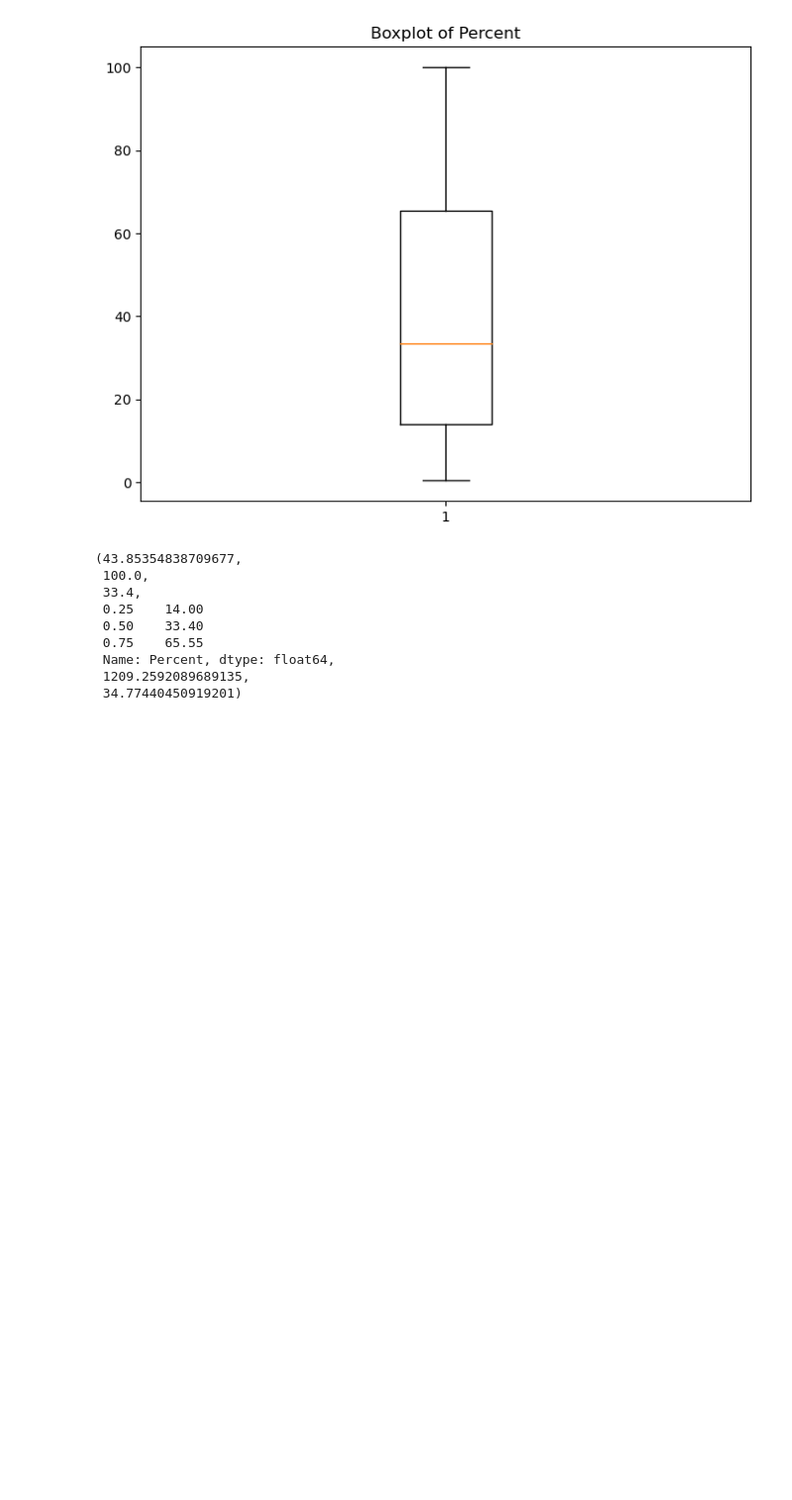
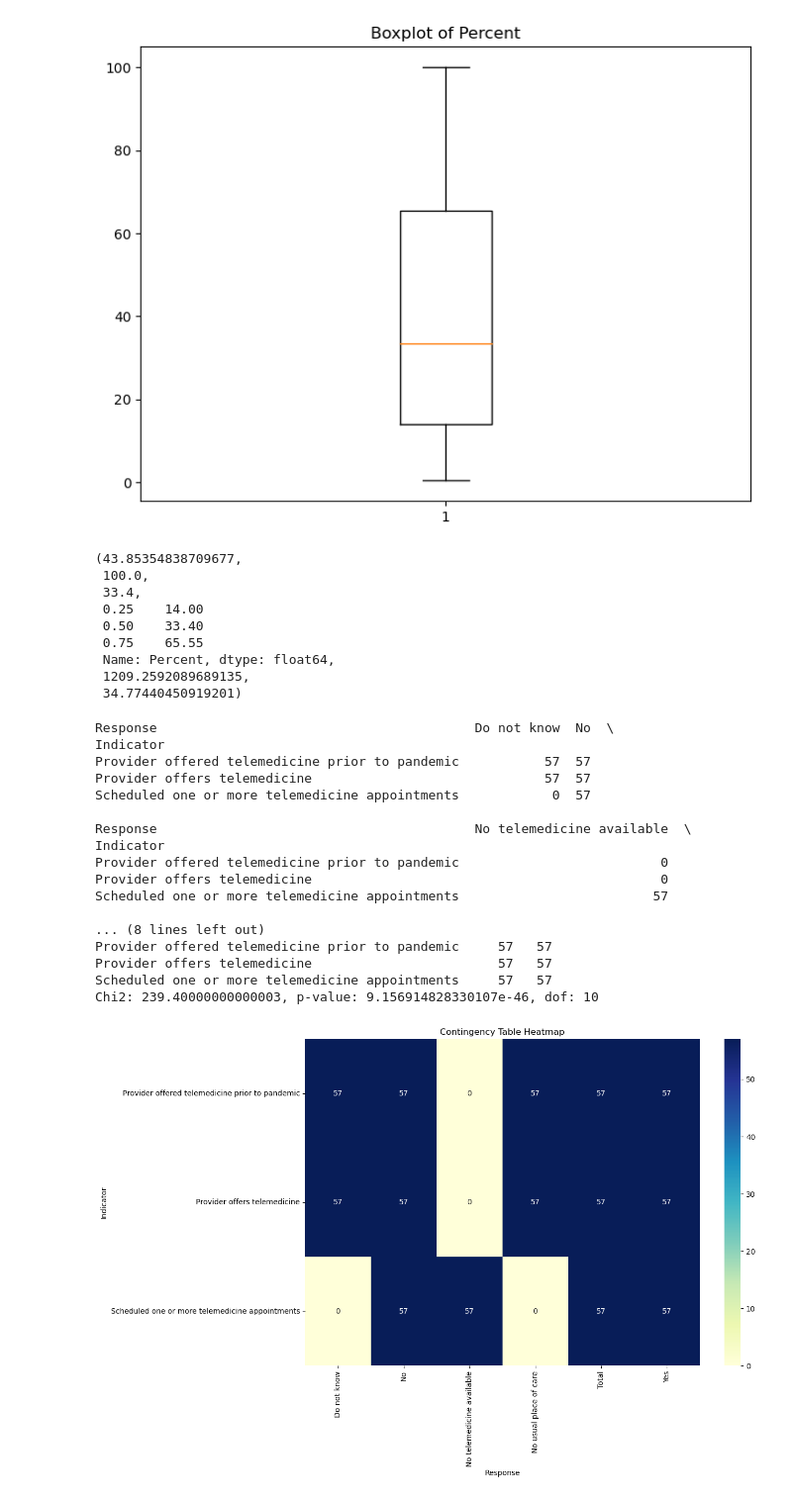
Before and after one commit to suraj105/AMD, a Jupyter notebook: Untitled.ipynb, the cells around one changed output. Shown at 99% size. Saved outputs shown, nothing was run; the diff lists cells and outputs as text; code cells hidden in the pictures; blank space fills up the shorter version.

```diff
--- a/Untitled.ipynb
+++ b/Untitled.ipynb
@@ -337,3 +337,38 @@ std_deviation = df['Percent'].std()
  Name: Percent, dtype: float64,
  1209.2592089689135,
  34.77440450919201)
+# %%
+# Kontingenztabelle erstellen
+contingency_table = pd.crosstab(df['Indicator'], df['Response'])
+print(contingency_table)
+
+# Chi-Quadrat-Test durchführen
+chi2, p, dof, ex = chi2_contingency(contingency_table)
+print(f"Chi2: {chi2}, p-value: {p}, dof: {dof}")
+
+# Visualisierung der Kontingenztabelle
+plt.figure(figsize=(12, 8))
+sns.heatmap(contingency_table, annot=True, fmt='d', cmap='YlGnBu')
+plt.title('Contingency Table Heatmap')
+plt.xlabel('Response')
+plt.ylabel('Indicator')
+plt.show()
+# %% [output]
+Response                                         Do not know  No  \
+Indicator
+Provider offered telemedicine prior to pandemic           57  57
+Provider offers telemedicine                              57  57
+Scheduled one or more telemedicine appointments            0  57
+
+Response                                         No telemedicine available  \
+Indicator
+Provider offered telemedicine prior to pandemic                          0
+Provider offers telemedicine                                             0
+Scheduled one or more telemedicine appointments                         57
+
+... (8 lines left out)
+Provider offered telemedicine prior to pandemic     57   57
+Provider offers telemedicine                        57   57
+Scheduled one or more telemedicine appointments     57   57
+Chi2: 239.40000000000003, p-value: 9.156914828330107e-46, dof: 10
+[figure, added]
```
